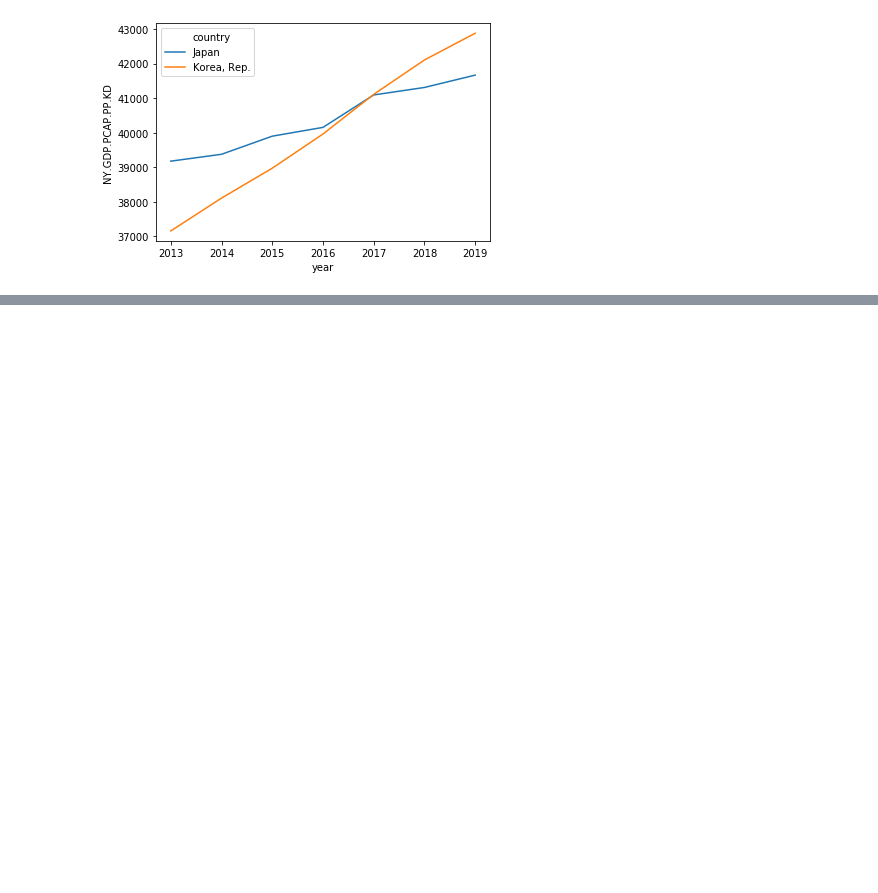
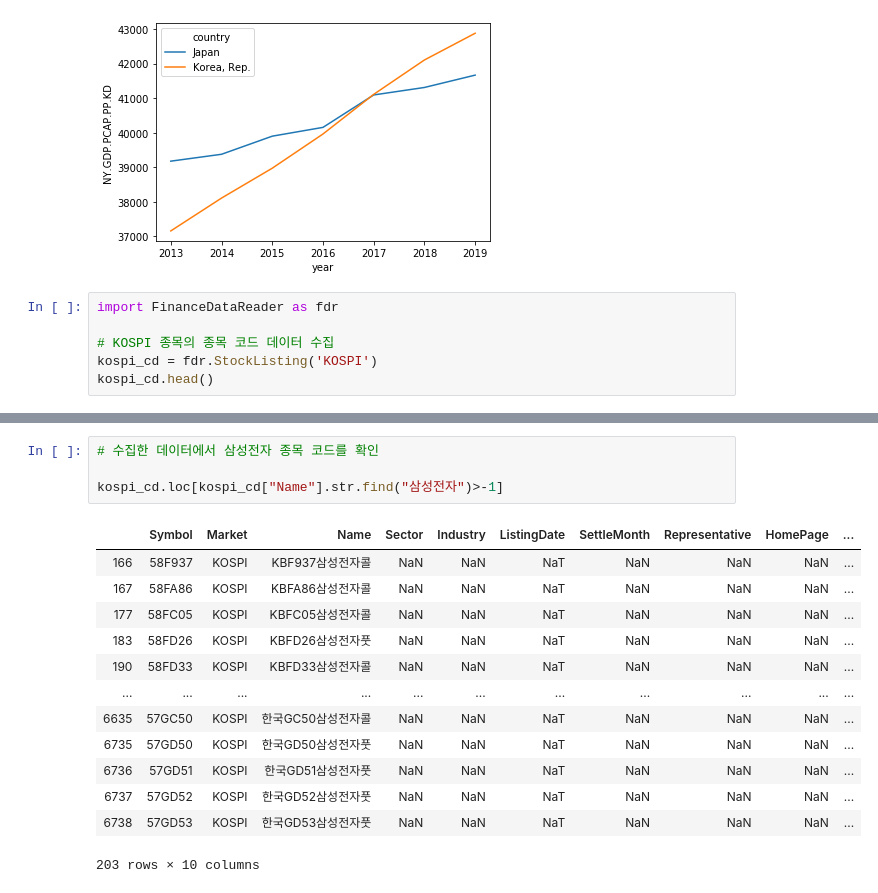
Before and after one commit to mti7086/pyrees, a Jupyter notebook: 쥬피터 연습.ipynb, the cells around one changed output, grey strips where cells are left out. Saved outputs shown, nothing was run; the diff lists cells and outputs as text; blank space fills up the shorter version.

```diff
--- a/쥬피터 연습.ipynb
+++ b/쥬피터 연습.ipynb
@@ -103,3 +103,9 @@ sns.lineplot(x="year", y=code, hue="country", data=data)
 # %% [output]
 <matplotlib.axes._subplots.AxesSubplot at 0x...>
 [figure]
+# %%
+import FinanceDataReader as fdr
+
+# KOSPI 종목의 종목 코드 데이터 수집
+kospi_cd = fdr.StockListing('KOSPI')
+kospi_cd.head()
@@ -105,0 +119,18 @@ sns.lineplot(x="year", y=code, hue="country", data=data)
+# %%
+# 수집한 데이터에서 삼성전자 종목 코드를 확인
+
+kospi_cd.loc[kospi_cd["Name"].str.find("삼성전자")>-1]
+# %% [output]
+|  | Symbol | Market | Name | Sector | Industry | ListingDate | SettleMonth | Representative | HomePage | ... |
+| 166 | 58F937 | KOSPI | KBF937삼성전자콜 | NaN | NaN | NaT | NaN | NaN | NaN | ... |
+| 167 | 58FA86 | KOSPI | KBFA86삼성전자콜 | NaN | NaN | NaT | NaN | NaN | NaN | ... |
+| 177 | 58FC05 | KOSPI | KBFC05삼성전자콜 | NaN | NaN | NaT | NaN | NaN | NaN | ... |
+| 183 | 58FD26 | KOSPI | KBFD26삼성전자풋 | NaN | NaN | NaT | NaN | NaN | NaN | ... |
+| 190 | 58FD33 | KOSPI | KBFD33삼성전자콜 | NaN | NaN | NaT | NaN | NaN | NaN | ... |
+| ... | ... | ... | ... | ... | ... | ... | ... | ... | ... | ... |
+| 6635 | 57GC50 | KOSPI | 한국GC50삼성전자콜 | NaN | NaN | NaT | NaN | NaN | NaN | ... |
+| 6735 | 57GD50 | KOSPI | 한국GD50삼성전자풋 | NaN | NaN | NaT | NaN | NaN | NaN | ... |
+| 6736 | 57GD51 | KOSPI | 한국GD51삼성전자풋 | NaN | NaN | NaT | NaN | NaN | NaN | ... |
+| 6737 | 57GD52 | KOSPI | 한국GD52삼성전자풋 | NaN | NaN | NaT | NaN | NaN | NaN | ... |
+| 6738 | 57GD53 | KOSPI | 한국GD53삼성전자풋 | NaN | NaN | NaT | NaN | NaN | NaN | ... |
+203 rows × 10 columns
```
Also changed, not shown: parts of 2 cells of this notebook.
